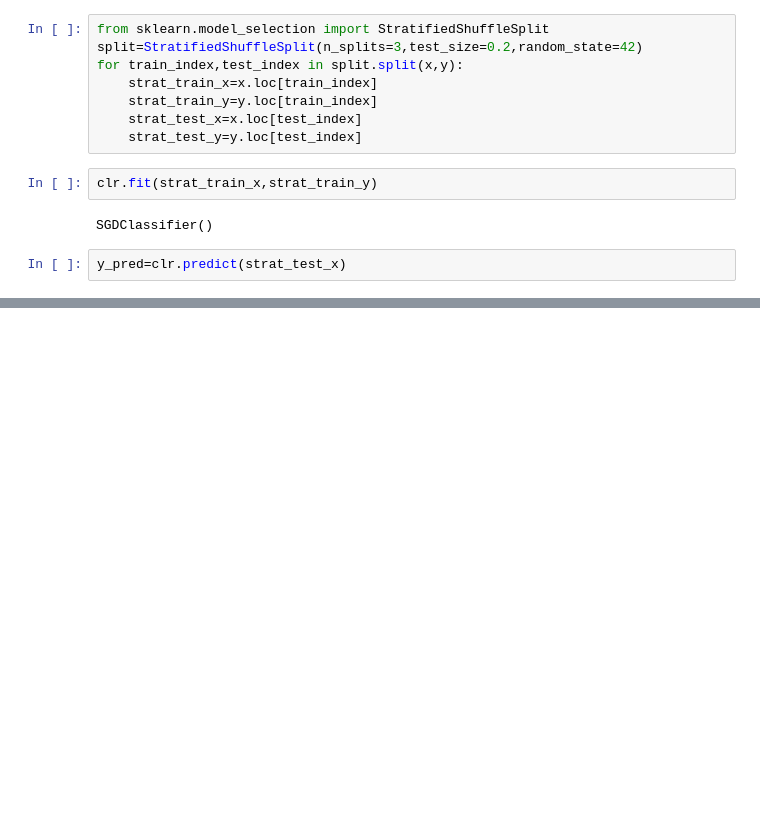
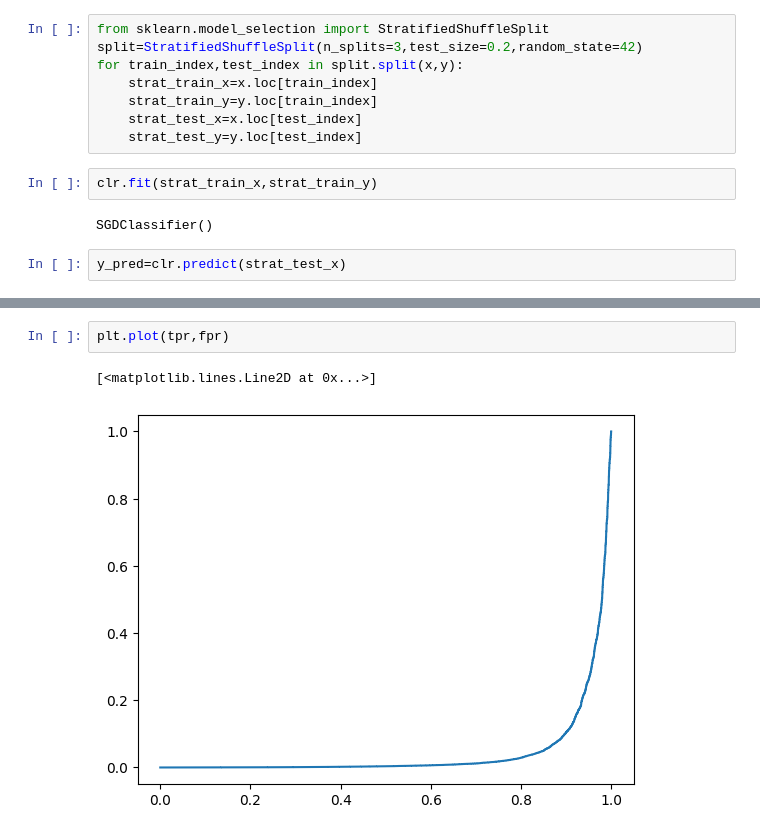
Before and after one commit to rohit8168/machine-learning, a Jupyter notebook: SGD classification.ipynb, the cells around one changed output, grey strips where cells are left out. Cells and saved outputs as stored; diff of their text form; blank space fills up the shorter version.

```diff
--- a/SGD classification.ipynb
+++ b/SGD classification.ipynb
@@ -70,0 +132,5 @@ array([[12592,   270],
+# %%
+plt.plot(tpr,fpr)
+# %% [output]
+[<matplotlib.lines.Line2D at 0x...>]
+[figure, added]
```
Also changed, not shown: parts of 24 cells of this notebook.
